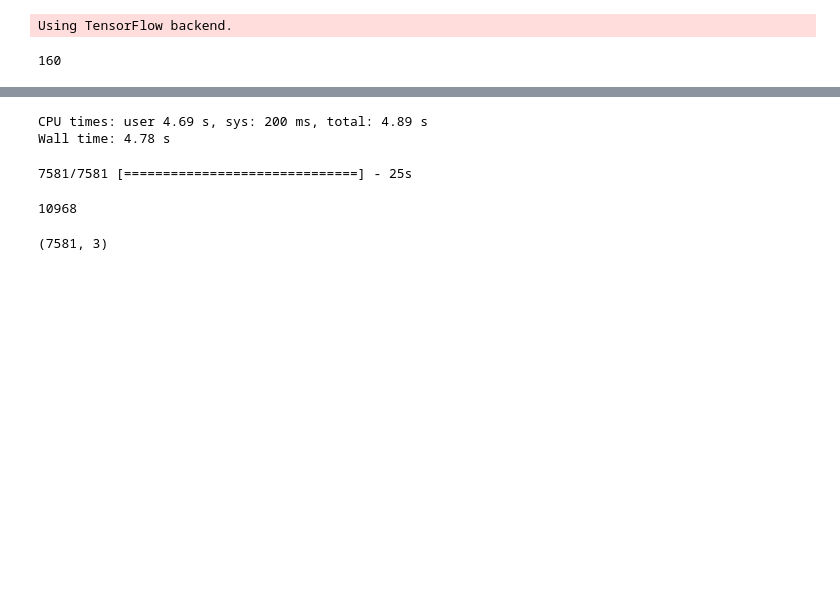
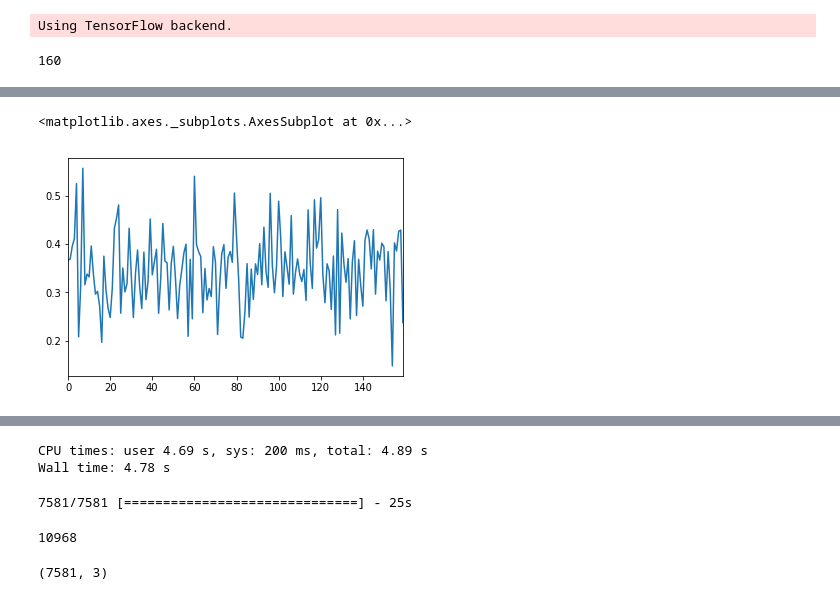
Before and after one commit to avsolatorio/data-science-challenge-growing-instability-05-13-2017, a Jupyter notebook: src/LSTM + Word2vec + Fasttext.ipynb, the cells around one changed output, grey strips where cells are left out. Saved outputs shown, nothing was run; the diff lists cells and outputs as text; code cells hidden in the pictures; blank space fills up the shorter version.

```diff
--- a/src/LSTM + Word2vec + Fasttext.ipynb
+++ b/src/LSTM + Word2vec + Fasttext.ipynb
@@ -263,0 +224,5 @@ for i in train_probs:
+# %%
+pd.Series(g[1][2]).plot()
+# %% [output]
+<matplotlib.axes._subplots.AxesSubplot at 0x...>
+[figure, added]
```
Also changed, not shown: parts of 36 cells of this notebook, 2 other files.
